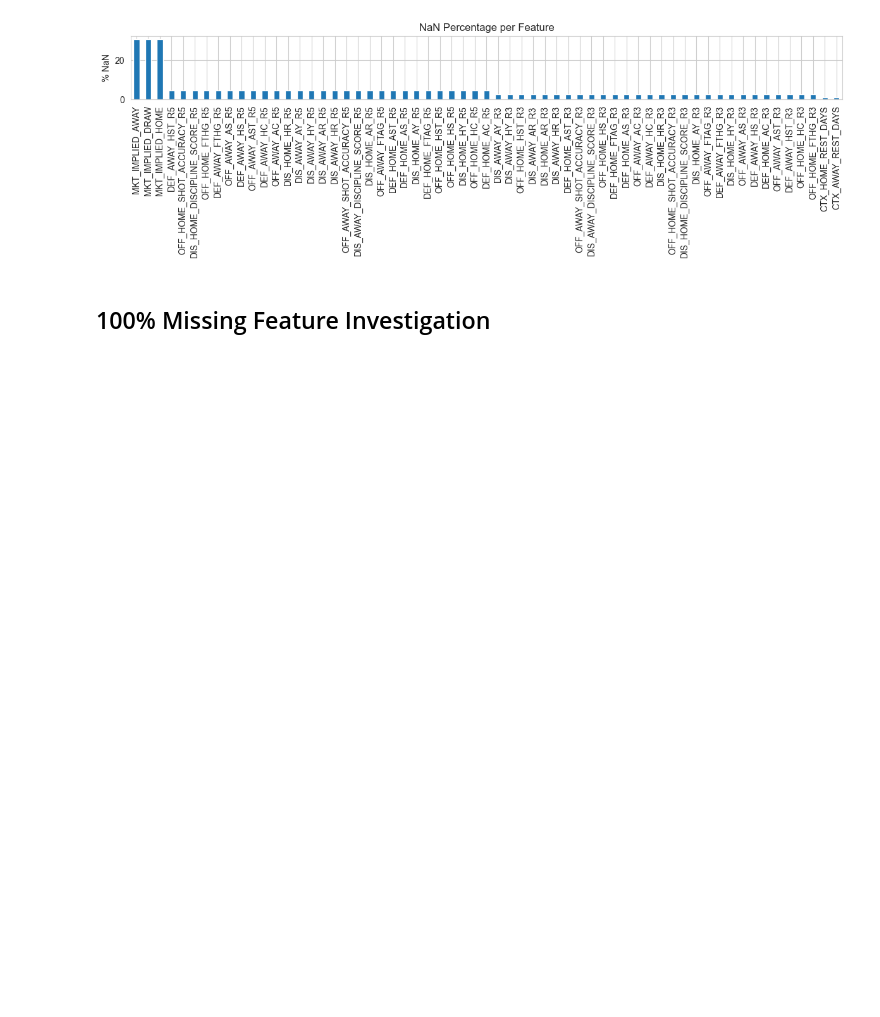
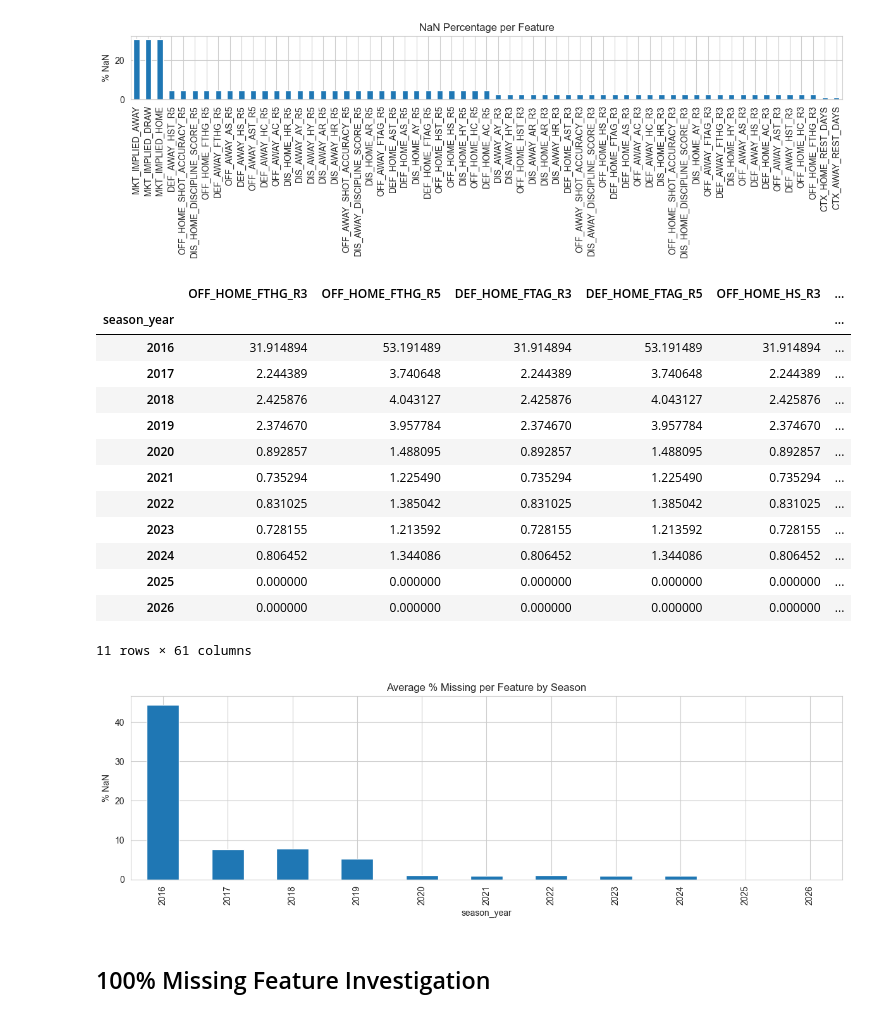
Before and after one commit to 1111111huang/FPAI, a Jupyter notebook: exploration/feature_eda_qa.ipynb, the cells around one changed output. Cells and saved outputs as stored; diff of their text form; code cells hidden in the pictures; blank space fills up the shorter version.

```diff
--- a/exploration/feature_eda_qa.ipynb
+++ b/exploration/feature_eda_qa.ipynb
@@ -108,6 +108,42 @@ if HAS_MISSINGNO:
 | CTX_AWAY_REST_DAYS | 0.913733 |
 61 rows × 1 columns
 [figure]
+# %%
+# Missing value rates by season (inferred from match date)
+season_year = pd.to_datetime(df['date'], errors='coerce').dt.year
+df_season = df.copy()
+df_season['season_year'] = season_year
+
+season_missing = (
+    df_season
+    .groupby('season_year')[feature_cols]
+    .apply(lambda g: g.isna().mean() * 100)
+)
+
+display(season_missing)
+
+plt.figure(figsize=(12, 4))
+season_missing.mean(axis=1).plot(kind='bar')
+plt.title('Average % Missing per Feature by Season')
+plt.ylabel('% NaN')
+plt.tight_layout()
+plt.show()
+# %% [output]
+|  | OFF_HOME_FTHG_R3 | OFF_HOME_FTHG_R5 | DEF_HOME_FTAG_R3 | DEF_HOME_FTAG_R5 | OFF_HOME_HS_R3 | ... |
+| season_year |  |  |  |  |  | ... |
+| 2016 | 31.914894 | 53.191489 | 31.914894 | 53.191489 | 31.914894 | ... |
+| 2017 | 2.244389 | 3.740648 | 2.244389 | 3.740648 | 2.244389 | ... |
+| 2018 | 2.425876 | 4.043127 | 2.425876 | 4.043127 | 2.425876 | ... |
+| 2019 | 2.374670 | 3.957784 | 2.374670 | 3.957784 | 2.374670 | ... |
+| 2020 | 0.892857 | 1.488095 | 0.892857 | 1.488095 | 0.892857 | ... |
+| 2021 | 0.735294 | 1.225490 | 0.735294 | 1.225490 | 0.735294 | ... |
+| 2022 | 0.831025 | 1.385042 | 0.831025 | 1.385042 | 0.831025 | ... |
+| 2023 | 0.728155 | 1.213592 | 0.728155 | 1.213592 | 0.728155 | ... |
+| 2024 | 0.806452 | 1.344086 | 0.806452 | 1.344086 | 0.806452 | ... |
+| 2025 | 0.000000 | 0.000000 | 0.000000 | 0.000000 | 0.000000 | ... |
+| 2026 | 0.000000 | 0.000000 | 0.000000 | 0.000000 | 0.000000 | ... |
+11 rows × 61 columns
+[figure, added]
 # %% [markdown]
 ## 100% Missing Feature Investigation
 # %%
```
Also changed, not shown: parts of 1 cell of this notebook, 5 other files.
